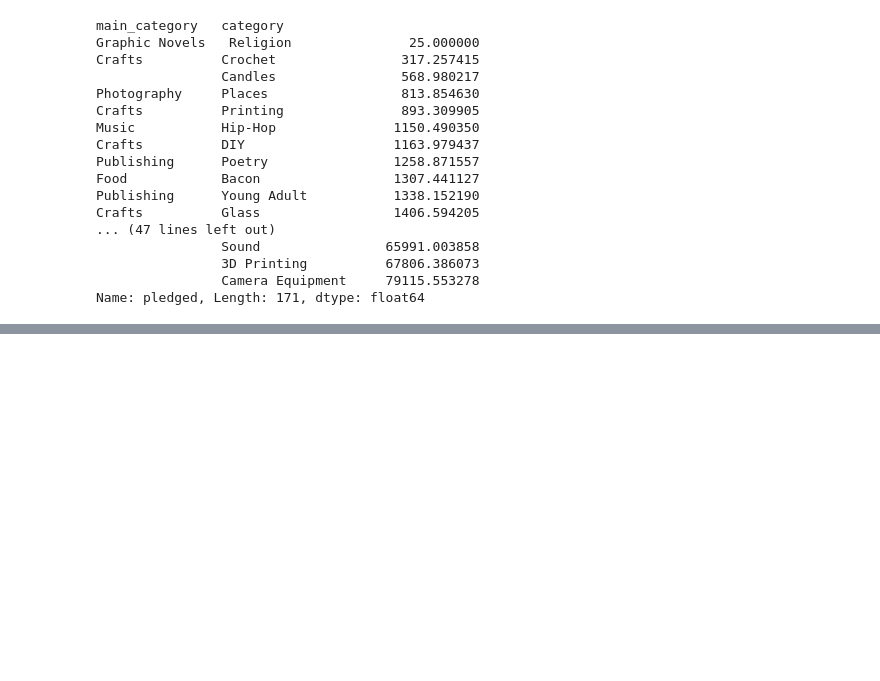
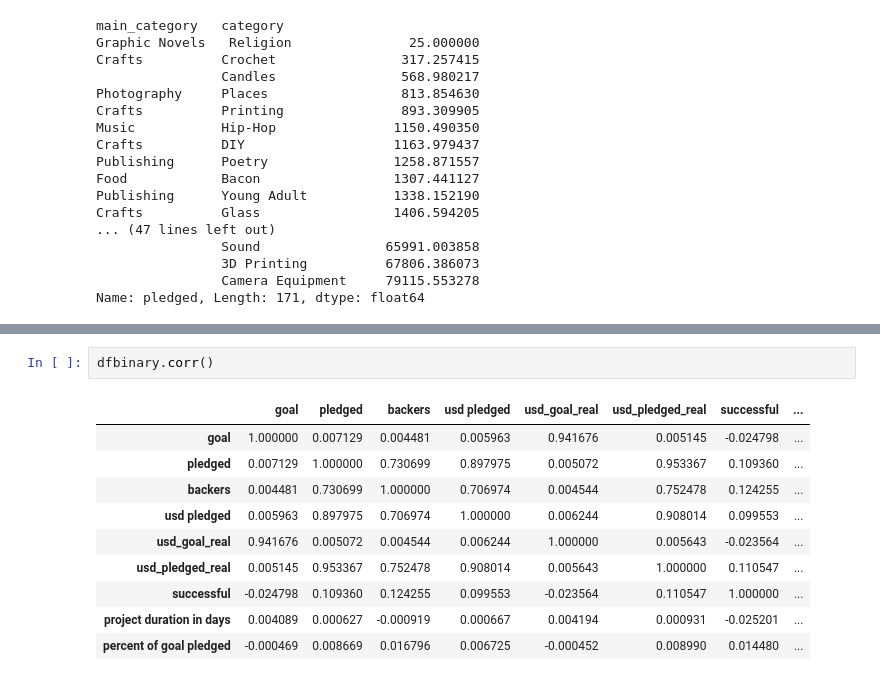
Before and after one commit to CeciliaM13/Project, a Jupyter notebook: FinalProject.ipynb, the cells around one changed output, grey strips where cells are left out. Drawn from its saved outputs; the diff is of its cells as text; blank space fills up the shorter version.

```diff
--- a/FinalProject.ipynb
+++ b/FinalProject.ipynb
@@ -74,0 +231,13 @@ df[]
+# %%
+dfbinary.corr()
+# %% [output]
+|  | goal | pledged | backers | usd pledged | usd_goal_real | usd_pledged_real | successful | ... |
+| goal | 1.000000 | 0.007129 | 0.004481 | 0.005963 | 0.941676 | 0.005145 | -0.024798 | ... |
+| pledged | 0.007129 | 1.000000 | 0.730699 | 0.897975 | 0.005072 | 0.953367 | 0.109360 | ... |
+| backers | 0.004481 | 0.730699 | 1.000000 | 0.706974 | 0.004544 | 0.752478 | 0.124255 | ... |
+| usd pledged | 0.005963 | 0.897975 | 0.706974 | 1.000000 | 0.006244 | 0.908014 | 0.099553 | ... |
+| usd_goal_real | 0.941676 | 0.005072 | 0.004544 | 0.006244 | 1.000000 | 0.005643 | -0.023564 | ... |
+| usd_pledged_real | 0.005145 | 0.953367 | 0.752478 | 0.908014 | 0.005643 | 1.000000 | 0.110547 | ... |
+| successful | -0.024798 | 0.109360 | 0.124255 | 0.099553 | -0.023564 | 0.110547 | 1.000000 | ... |
+| project duration in days | 0.004089 | 0.000627 | -0.000919 | 0.000667 | 0.004194 | 0.000931 | -0.025201 | ... |
+| percent of goal pledged | -0.000469 | 0.008669 | 0.016796 | 0.006725 | -0.000452 | 0.008990 | 0.014480 | ... |
```
Also changed, not shown: parts of 24 cells of this notebook.
